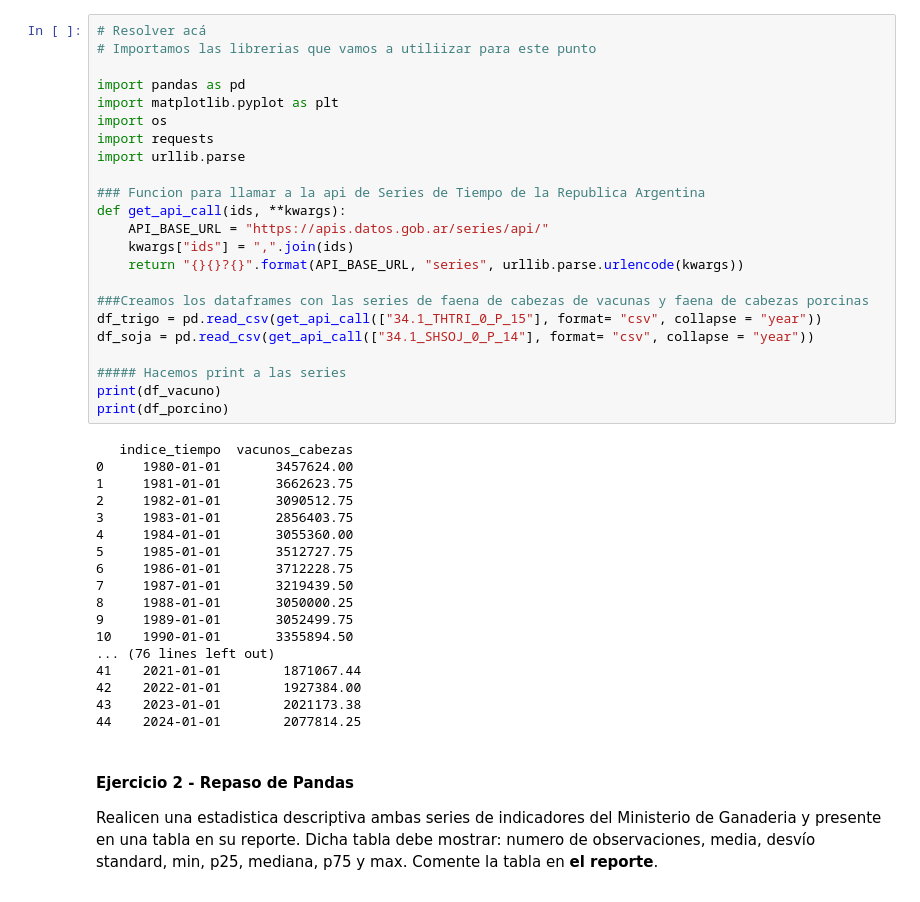
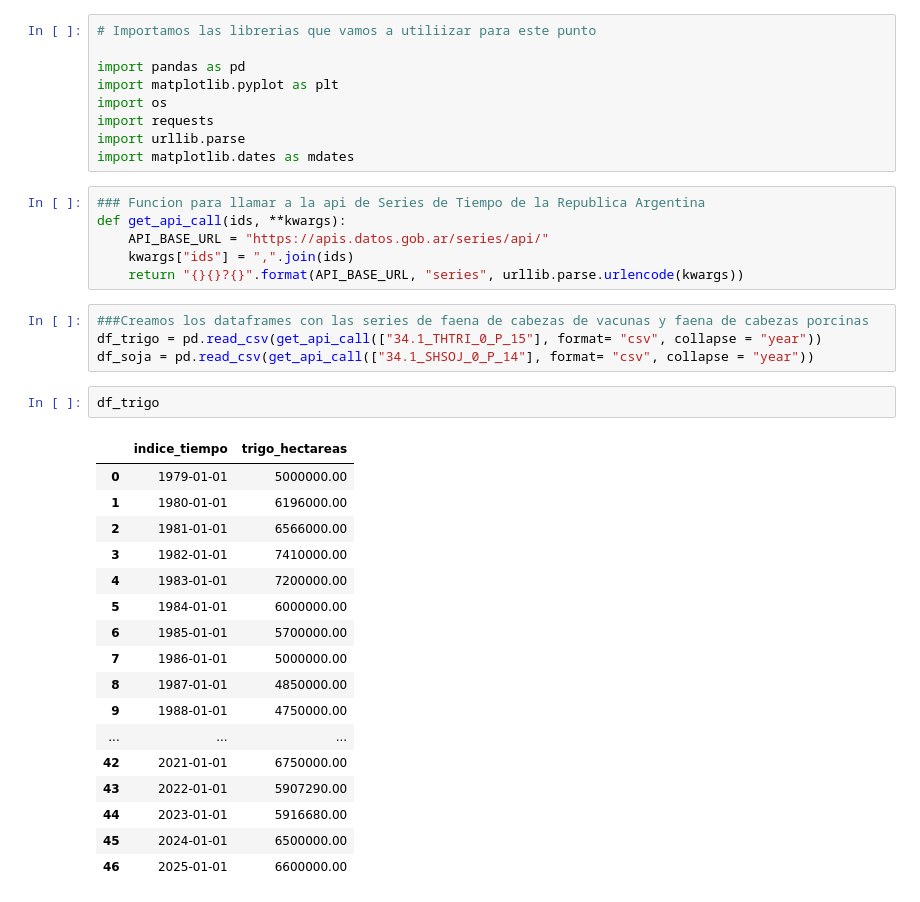
Before and after one commit to RafaelPCh/BigDataUBA-Grupo3, a Jupyter notebook: TP1-Grupo3/Trigo-soja.ipynb, the cells around one changed output. Cells and saved outputs as stored; diff of their text form.

```diff
--- a/TP1-Grupo3/Trigo-soja.ipynb
+++ b/TP1-Grupo3/Trigo-soja.ipynb
@@ -30,45 +1,40 @@ Usando la API del Series de Tiempo de la Republica Argentina [link](https://dato
+# %%
+# Importamos las librerias que vamos a utiliizar para este punto
+
+import pandas as pd
+import matplotlib.pyplot as plt
+import os
+import requests
+import urllib.parse
+import matplotlib.dates as mdates
 # %%
-# Resolver acá
-# Importamos las librerias que vamos a utiliizar para este punto
-
-import pandas as pd
-import matplotlib.pyplot as plt
-import os
-import requests
-import urllib.parse
-
 ### Funcion para llamar a la api de Series de Tiempo de la Republica Argentina
 def get_api_call(ids, **kwargs):
     API_BASE_URL = "https://apis.datos.gob.ar/series/api/"
     kwargs["ids"] = ",".join(ids)
     return "{}{}?{}".format(API_BASE_URL, "series", urllib.parse.urlencode(kwargs))
-
-###Creamos los dataframes con las series de faena de cabezas de vacunas y faena de cabezas porcinas
-df_trigo = pd.read_csv(get_api_call(["34.1_THTRI_0_P_15"], format= "csv", collapse = "year"))
-df_soja = pd.read_csv(get_api_call(["34.1_SHSOJ_0_P_14"], format= "csv", collapse = "year"))
-
-##### Hacemos print a las series
-print(df_vacuno)
-print(df_porcino)
-# %% [output]
-   indice_tiempo  vacunos_cabezas
-0     1980-01-01       3457624.00
-1     1981-01-01       3662623.75
-2     1982-01-01       3090512.75
-3     1983-01-01       2856403.75
-4     1984-01-01       3055360.00
-5     1985-01-01       3512727.75
-6     1986-01-01       3712228.75
-7     1987-01-01       3219439.50
-8     1988-01-01       3050000.25
-9     1989-01-01       3052499.75
-10    1990-01-01       3355894.50
-... (76 lines left out)
-41    2021-01-01        1871067.44
-42    2022-01-01        1927384.00
-43    2023-01-01        2021173.38
-44    2024-01-01        2077814.25
-# %% [markdown]
-#### Ejercicio 2 - Repaso de Pandas
-Realicen una estadistica descriptiva ambas series de indicadores del Ministerio de Ganaderia y  presente en una tabla en su reporte. Dicha tabla debe mostrar: numero de observaciones, media, desvío standard, min, p25, mediana, p75 y max. Comente la tabla en **el reporte**.
+# %%
+###Creamos los dataframes con las series de faena de cabezas de vacunas y faena de cabezas porcinas
+df_trigo = pd.read_csv(get_api_call(["34.1_THTRI_0_P_15"], format= "csv", collapse = "year"))
+df_soja = pd.read_csv(get_api_call(["34.1_SHSOJ_0_P_14"], format= "csv", collapse = "year"))
+# %%
+df_trigo
+# %% [output]
+|  | indice_tiempo | trigo_hectareas |
+| 0 | 1979-01-01 | 5000000.00 |
+| 1 | 1980-01-01 | 6196000.00 |
+| 2 | 1981-01-01 | 6566000.00 |
+| 3 | 1982-01-01 | 7410000.00 |
+| 4 | 1983-01-01 | 7200000.00 |
+| 5 | 1984-01-01 | 6000000.00 |
+| 6 | 1985-01-01 | 5700000.00 |
+| 7 | 1986-01-01 | 5000000.00 |
+| 8 | 1987-01-01 | 4850000.00 |
+| 9 | 1988-01-01 | 4750000.00 |
+| ... | ... | ... |
+| 42 | 2021-01-01 | 6750000.00 |
+| 43 | 2022-01-01 | 5907290.00 |
+| 44 | 2023-01-01 | 5916680.00 |
+| 45 | 2024-01-01 | 6500000.00 |
+| 46 | 2025-01-01 | 6600000.00 |
 # %%
```
Also changed, not shown: parts of 15 cells of this notebook.
